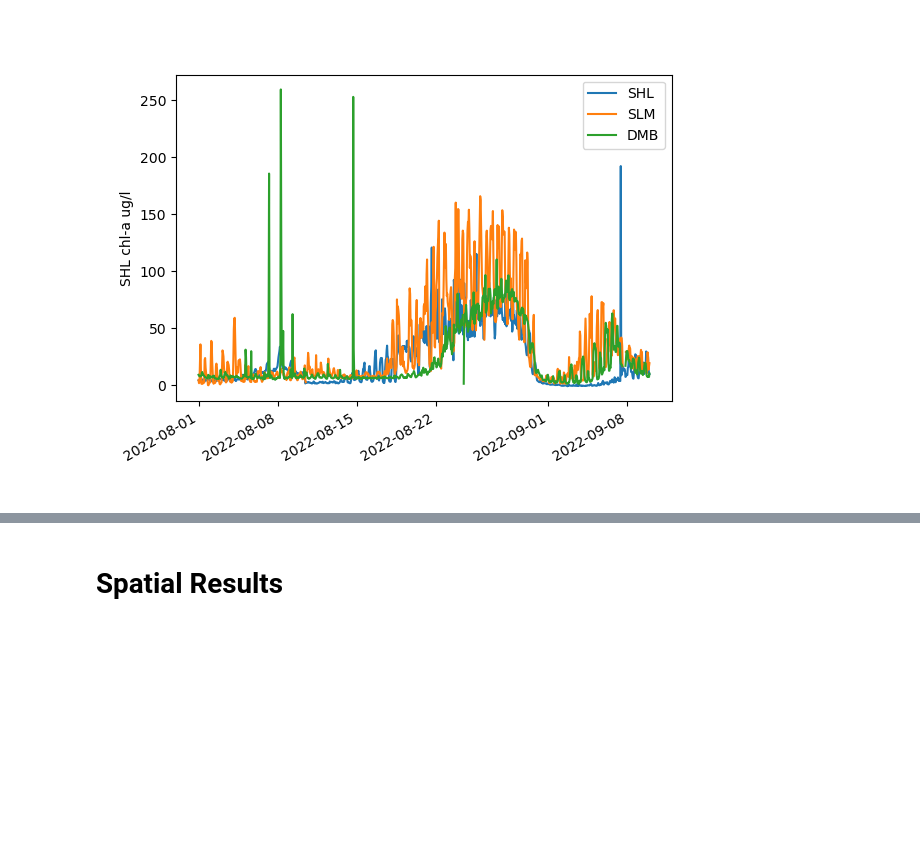
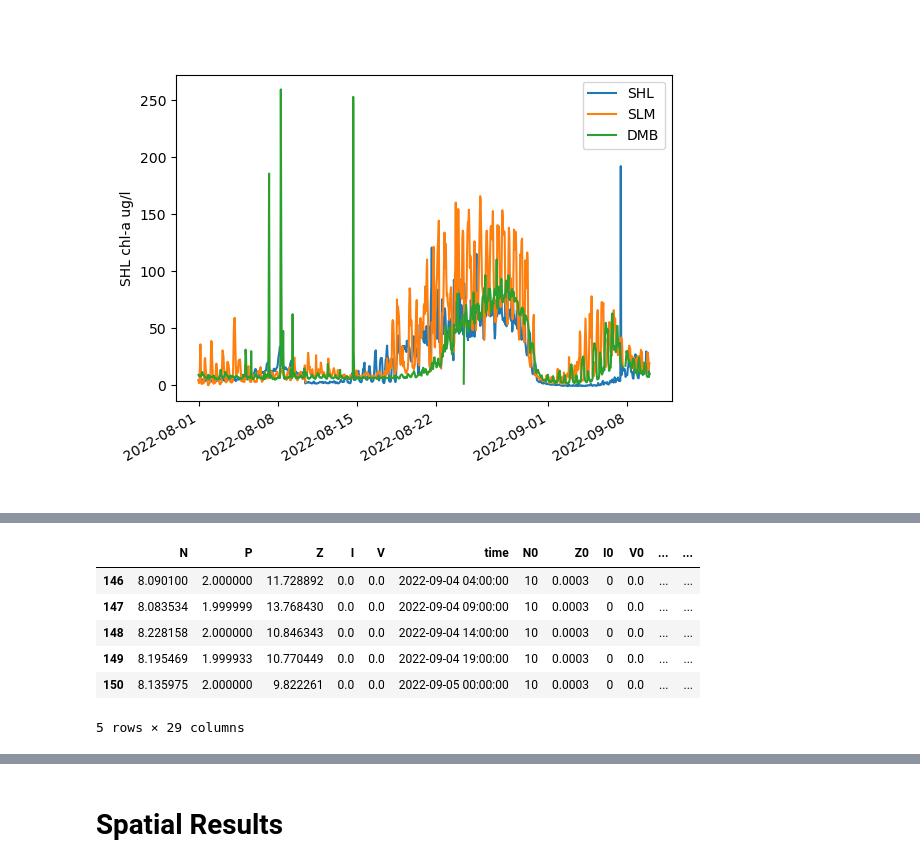
Before and after one commit to rustychris/wy2022_bloom, a Jupyter notebook: bloom_lagrangian_zoop_etal.ipynb, the cells around one changed output, grey strips where cells are left out. Cells and saved outputs as stored; diff of their text form; code cells hidden in the pictures; blank space fills up the shorter version.

```diff
--- a/bloom_lagrangian_zoop_etal.ipynb
+++ b/bloom_lagrangian_zoop_etal.ipynb
@@ -476,3 +467,13 @@ for df in [df_SHL,df_DMB]: #,df_DMB,df_SLM]:
+# %%
+tuner.df_result.tail()
+# %% [output]
+|  | N | P | Z | I | V | time | N0 | Z0 | I0 | V0 | ... | ... |
+| 146 | 8.090100 | 2.000000 | 11.728892 | 0.0 | 0.0 | 2022-09-04 04:00:00 | 10 | 0.0003 | 0 | 0.0 | ... | ... |
+| 147 | 8.083534 | 1.999999 | 13.768430 | 0.0 | 0.0 | 2022-09-04 09:00:00 | 10 | 0.0003 | 0 | 0.0 | ... | ... |
+| 148 | 8.228158 | 2.000000 | 10.846343 | 0.0 | 0.0 | 2022-09-04 14:00:00 | 10 | 0.0003 | 0 | 0.0 | ... | ... |
+| 149 | 8.195469 | 1.999933 | 10.770449 | 0.0 | 0.0 | 2022-09-04 19:00:00 | 10 | 0.0003 | 0 | 0.0 | ... | ... |
+| 150 | 8.135975 | 2.000000 | 9.822261 | 0.0 | 0.0 | 2022-09-05 00:00:00 | 10 | 0.0003 | 0 | 0.0 | ... | ... |
+5 rows × 29 columns
 # %%
 # Testing virus
 # original starting point:
```
Also changed, not shown: parts of 13 cells of this notebook, 11 other files.
